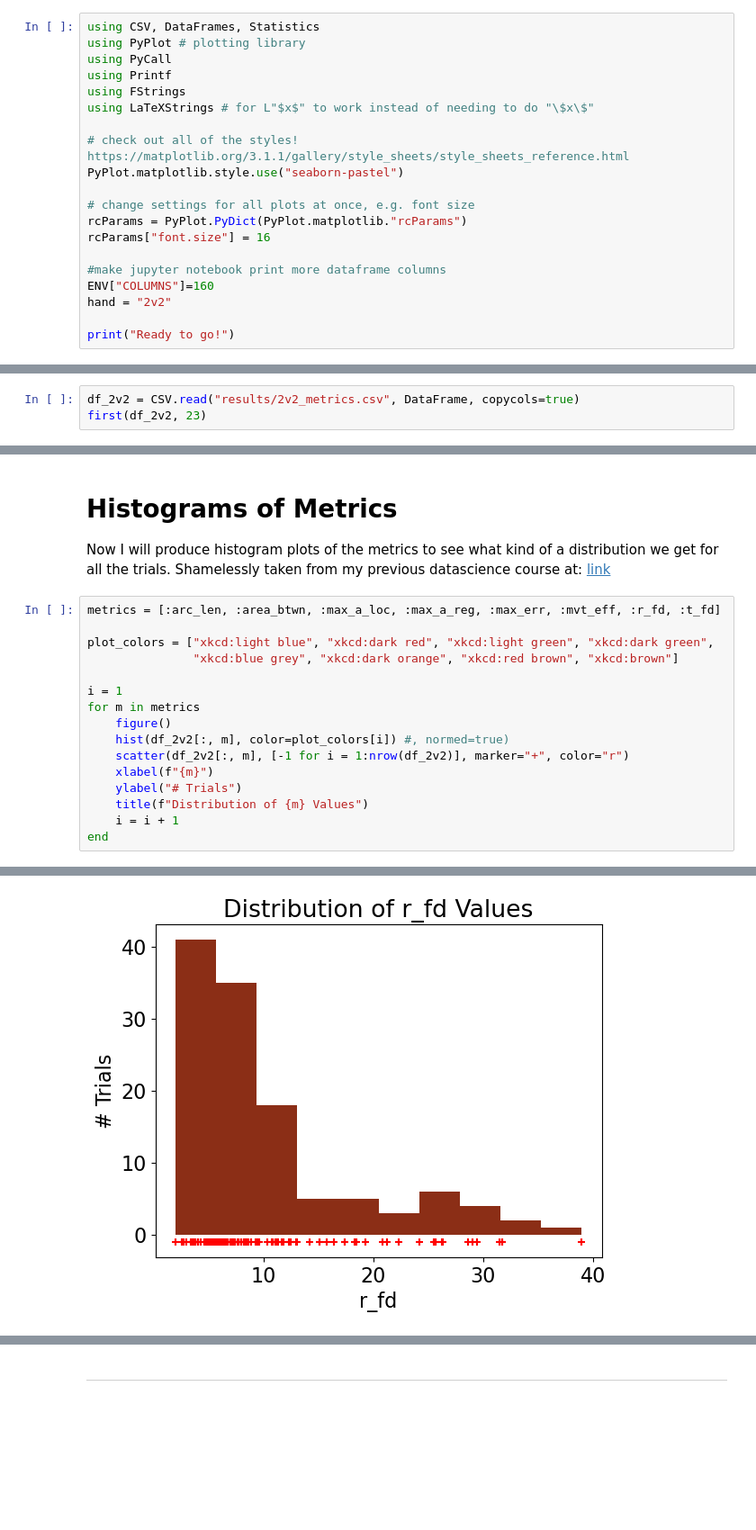
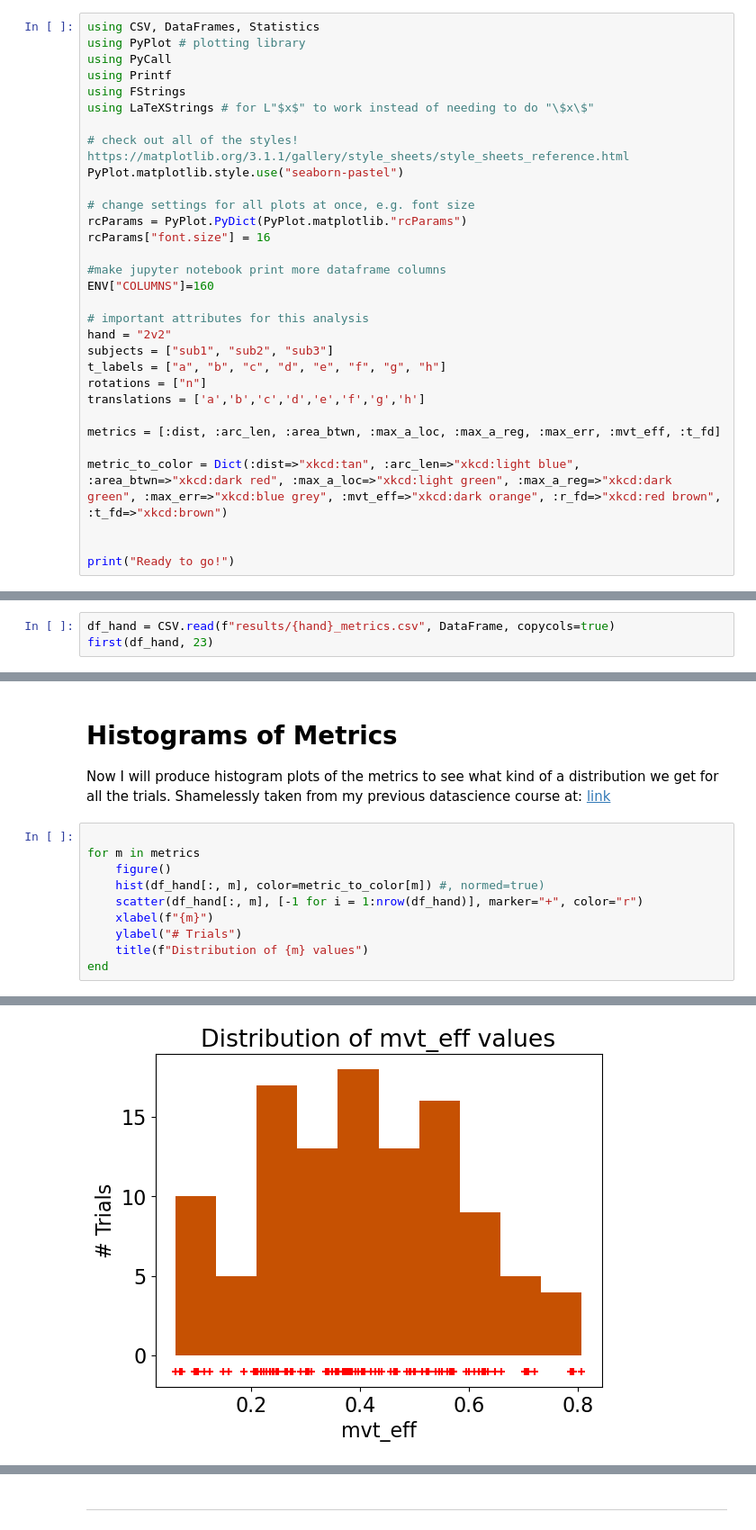
Before and after one commit to NotCras/asterisk_test, a Jupyter notebook: data_analysis_julia.ipynb, the cells around one changed output, grey strips where cells are left out. Shown: that part at 90% size. Drawn from its saved outputs; the diff is of its cells as text; blank space fills up the shorter version.

Commit message:
extra analysis stuff

```diff
--- a/data_analysis_julia.ipynb
+++ b/data_analysis_julia.ipynb
@@ -15,7 +15,18 @@ rcParams["font.size"] = 16
 
 #make jupyter notebook print more dataframe columns
 ENV["COLUMNS"]=160
+
+# important attributes for this analysis
 hand = "2v2"
+subjects = ["sub1", "sub2", "sub3"]
+t_labels = ["a", "b", "c", "d", "e", "f", "g", "h"]
+rotations = ["n"]
+translations = ['a','b','c','d','e','f','g','h']
+
+metrics = [:dist, :arc_len, :area_btwn, :max_a_loc, :max_a_reg, :max_err, :mvt_eff, :t_fd]
+
+metric_to_color = Dict(:dist=>"xkcd:tan", :arc_len=>"xkcd:light blue", :area_btwn=>"xkcd:dark red", :max_a_loc=>"xkcd:light green", :max_a_reg=>"xkcd:dark green", :max_err=>"xkcd:blue grey", :mvt_eff=>"xkcd:dark orange", :r_fd=>"xkcd:red brown", :t_fd=>"xkcd:brown")
+
 
 print("Ready to go!")
 # %% [output]
@@ -26,6 +37,6 @@ Ready to go!
 # Reading in the Data
 Now reading in the metrics data for 2v2.
 # %%
-df_2v2 = CSV.read("results/2v2_metrics.csv", DataFrame, copycols=true)
-first(df_2v2, 23)
+df_hand = CSV.read(f"results/{hand}_metrics.csv", DataFrame, copycols=true)
+first(df_hand, 23)
 # %% [output]
@@ -100,19 +98,13 @@ first(df_2v2, 17)
 Now I will produce histogram plots of the metrics to see what kind of a distribution we get for all the trials.
 Shamelessly taken from my previous datascience course at: [link](https://github.com/SimonEnsemble/data_science_course)
 # %%
-metrics = [:arc_len, :area_btwn, :max_a_loc, :max_a_reg, :max_err, :mvt_eff, :r_fd, :t_fd]
 
-plot_colors = ["xkcd:light blue", "xkcd:dark red", "xkcd:light green", "xkcd:dark green",
-               "xkcd:blue grey", "xkcd:dark orange", "xkcd:red brown", "xkcd:brown"]
-
-i = 1
 for m in metrics
     figure()
-    hist(df_2v2[:, m], color=plot_colors[i]) #, normed=true)
-    scatter(df_2v2[:, m], [-1 for i = 1:nrow(df_2v2)], marker="+", color="r")
+    hist(df_hand[:, m], color=metric_to_color[m]) #, normed=true)
+    scatter(df_hand[:, m], [-1 for i = 1:nrow(df_hand)], marker="+", color="r")
     xlabel(f"{m}")
     ylabel("# Trials")
-    title(f"Distribution of {m} Values")
-    i = i + 1
+    title(f"Distribution of {m} values")
 end
 # %% [output]
@@ -125 +117 @@ end
-[figure, old version]
+[figure, new version]
```
Also changed, not shown: parts of 56 cells of this notebook, 5 other files.
